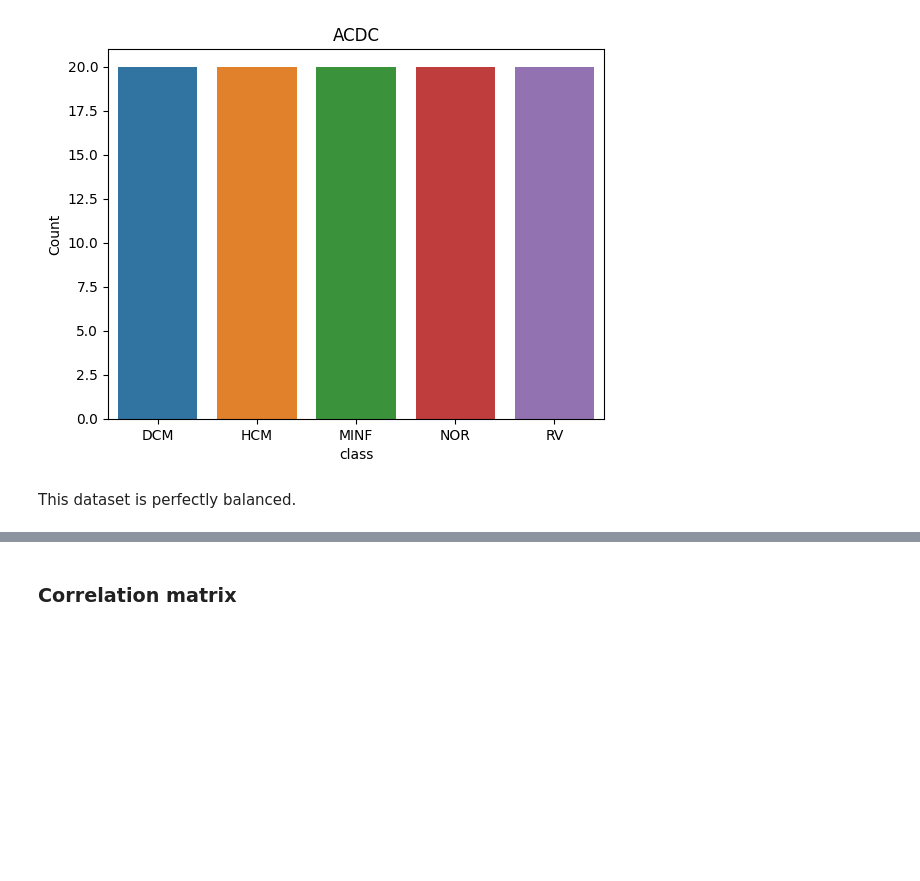
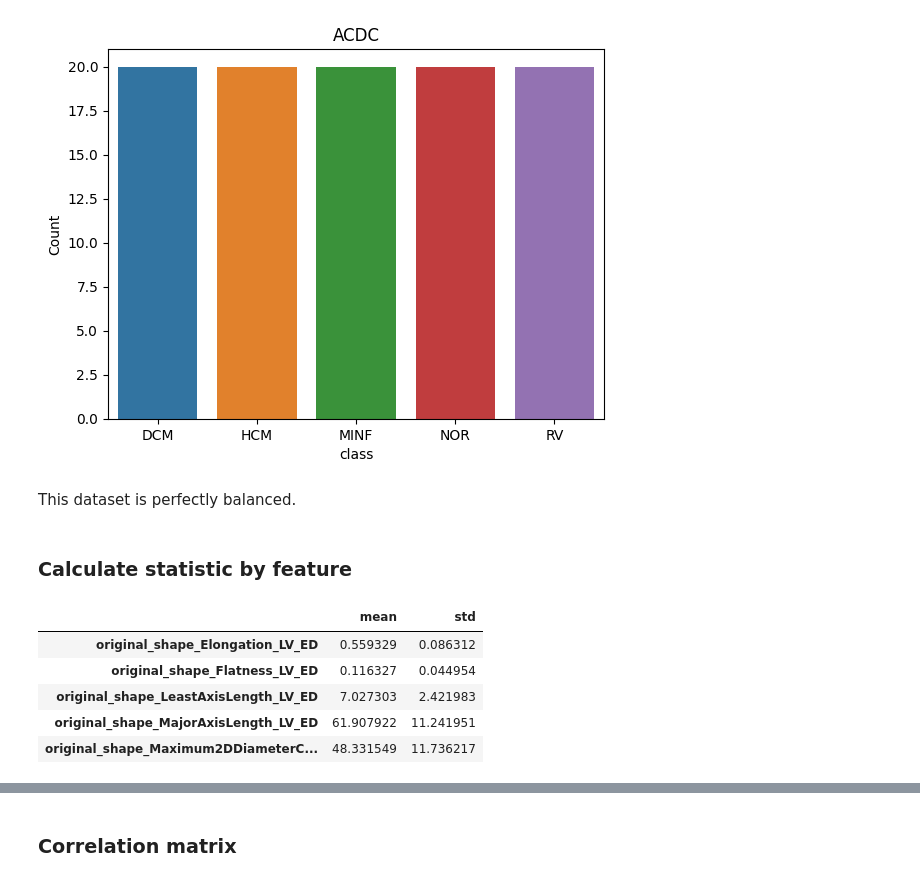
Before and after one commit to danielgranadoscampos/MHEDAS_ML, a Jupyter notebook: team_notebooks/azucena_notebook.ipynb, the cells around one changed output, grey strips where cells are left out. Cells and saved outputs as stored; diff of their text form; code cells hidden in the pictures; blank space fills up the shorter version.

```diff
--- a/team_notebooks/azucena_notebook.ipynb
+++ b/team_notebooks/azucena_notebook.ipynb
@@ -124,3 +124,16 @@ plt.show()
 [figure]
 # %% [markdown]
 This dataset is perfectly balanced.
+# %% [markdown]
+### Calculate statistic by feature
+# %%
+stats = data.describe().T[['mean', 'std']]
+
+stats.head()
+# %% [output]
+|  | mean | std |
+| original_shape_Elongation_LV_ED | 0.559329 | 0.086312 |
+| original_shape_Flatness_LV_ED | 0.116327 | 0.044954 |
+| original_shape_LeastAxisLength_LV_ED | 7.027303 | 2.421983 |
+| original_shape_MajorAxisLength_LV_ED | 61.907922 | 11.241951 |
+| original_shape_Maximum2DDiameterC... | 48.331549 | 11.736217 |
```
Also changed, not shown: parts of 5 cells of this notebook, 2 other files.
